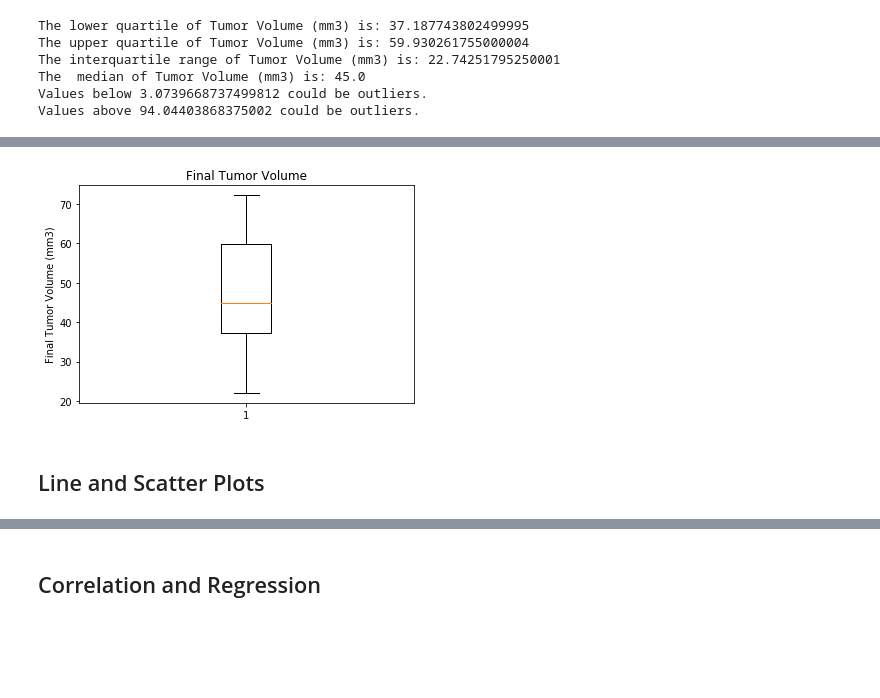
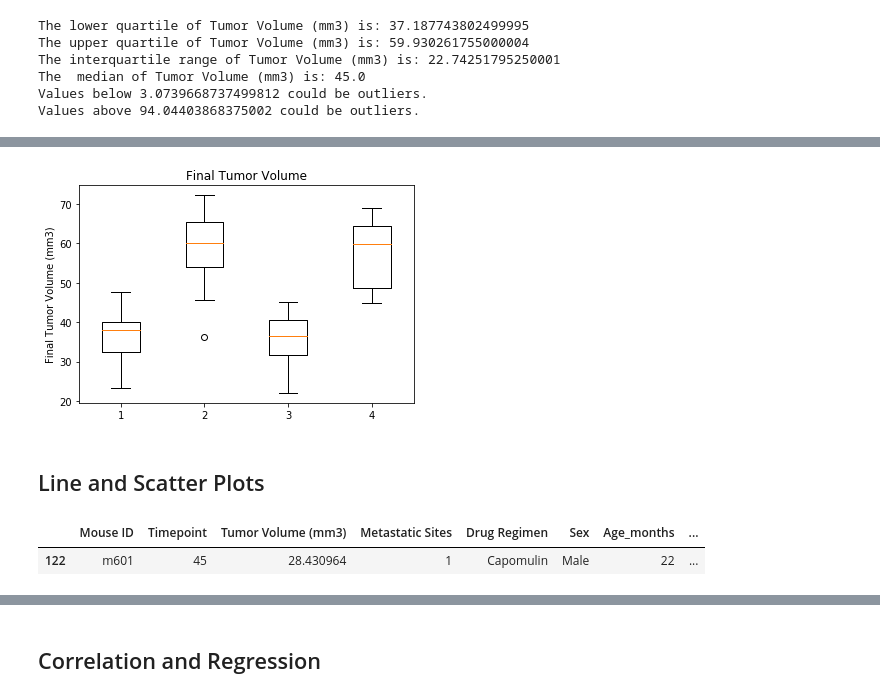
Before and after one commit to kehochman/Matplotlib-Challenge, a Jupyter notebook: Pymaceuticals/Pymaceuticals2.ipynb, the cells around one changed output, grey strips where cells are left out. Cells and saved outputs as stored; diff of their text form; code cells hidden in the pictures; blank space fills up the shorter version.

```diff
--- a/Pymaceuticals/Pymaceuticals2.ipynb
+++ b/Pymaceuticals/Pymaceuticals2.ipynb
@@ -192,10 +208,10 @@ mouse_timepoint_max=tumor_max[['Mouse ID', 'Timepoint']].merge(study_data_comple
 mouse_timepoint_max
 
 # Start by getting the last (greatest) timepoint for each mouse
-capomulin = mouse_timepoint_max.loc[mouse_timepoint_max['Drug Regimen']=='Capomulin']['Tumor Volume (mm3)']
-infubinol = mouse_timepoint_max.loc[mouse_timepoint_max['Drug Regimen']=='Infubinol']['Tumor Volume (mm3)']
-ramicane = mouse_timepoint_max.loc[mouse_timepoint_max['Drug Regimen']=='Ramicane']['Tumor Volume (mm3)']
-ceftamin = mouse_timepoint_max.loc[mouse_timepoint_max['Drug Regimen']=='Ceftamin']['Tumor Volume (mm3)']
+capomulin = study_data_complete.loc[study_data_complete['Drug Regimen']=='Capomulin']['Tumor Volume (mm3)']
+infubinol = study_data_complete.loc[study_data_complete['Drug Regimen']=='Infubinol']['Tumor Volume (mm3)']
+ramicane = study_data_complete.loc[study_data_complete['Drug Regimen']=='Ramicane']['Tumor Volume (mm3)']
+ceftamin = study_data_complete.loc[study_data_complete['Drug Regimen']=='Ceftamin']['Tumor Volume (mm3)']
 
 Mouse_combined = mouse_timepoint_max[['Mouse ID','Tumor Volume (mm3)']].loc[mouse_timepoint_max['Drug Regimen'].isin(['Capomulin','Infubinol','Ramicane','Ceftamin'])]
 Mouse_combined_vol = Mouse_combined.groupby('Mouse ID' ,as_index=False)['Tumor Volume (mm3)'].agg({'Last':'last'})
@@ -240,11 +265,18 @@ Ceftamin potential outliers: Series([], Name: Tumor Volume (mm3), dtype: float64
 # %%
-# Generate a box plot of the final tumor volume of each mouse across four regimens of interest
+# Generate a box plot of the final tumor volume of each mouse across four regimens of interest - needs to be a list of lists where ea list would be the data for each box plot
+drug = [capomulin, infubinol, ramicane, ceftamin]
+
 fig1, ax1 = plt.subplots()
 ax1.set_title('Final Tumor Volume')
 ax1.set_ylabel('Final Tumor Volume (mm3)')
-ax1.boxplot(Mouse_combined_vol_list)
+ax1.boxplot(drug)
 plt.show()
 # %% [output]
-[figure, old version]
+[figure, new version]
 # %% [markdown]
 ## Line and Scatter Plots
+# %%
+mouse_m601.loc[mouse_m601['Drug Regimen']=='Capomulin']
+# %% [output]
+|  | Mouse ID | Timepoint | Tumor Volume (mm3) | Metastatic Sites | Drug Regimen | Sex | Age_months | ... |
+| 122 | m601 | 45 | 28.430964 | 1 | Capomulin | Male | 22 | ... |
```
Also changed, not shown: parts of 9 cells of this notebook.
